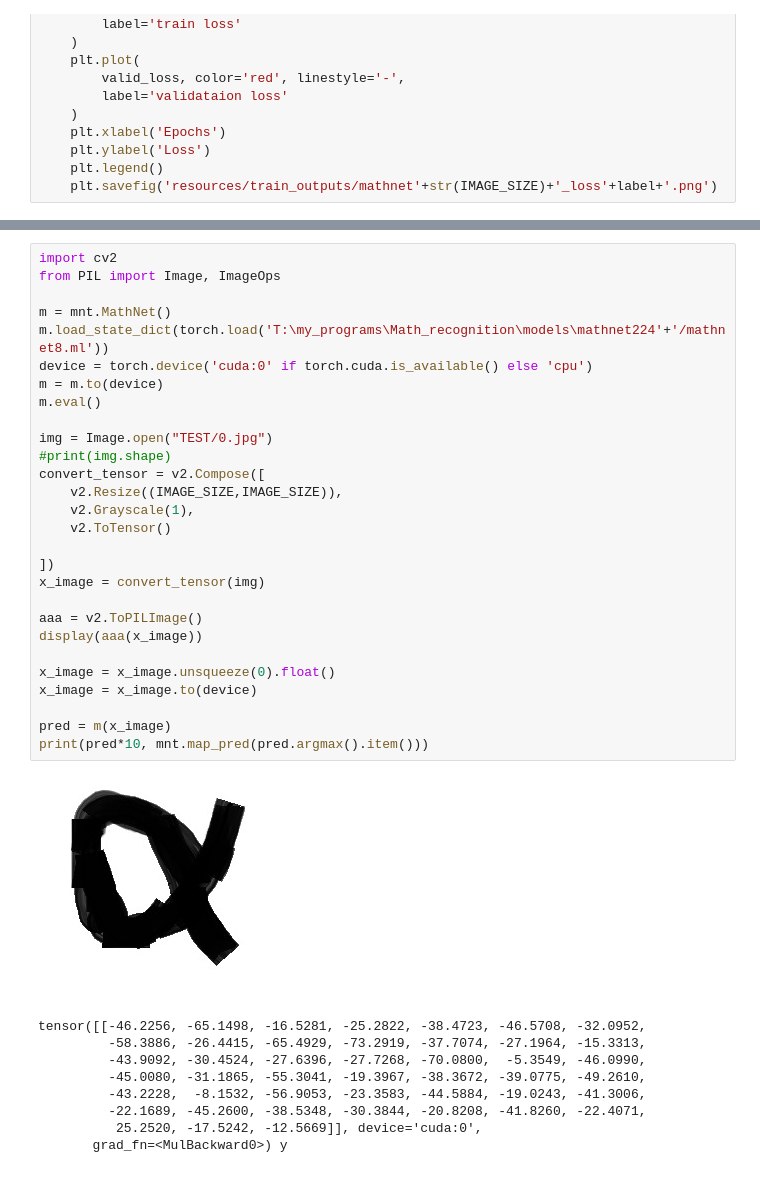
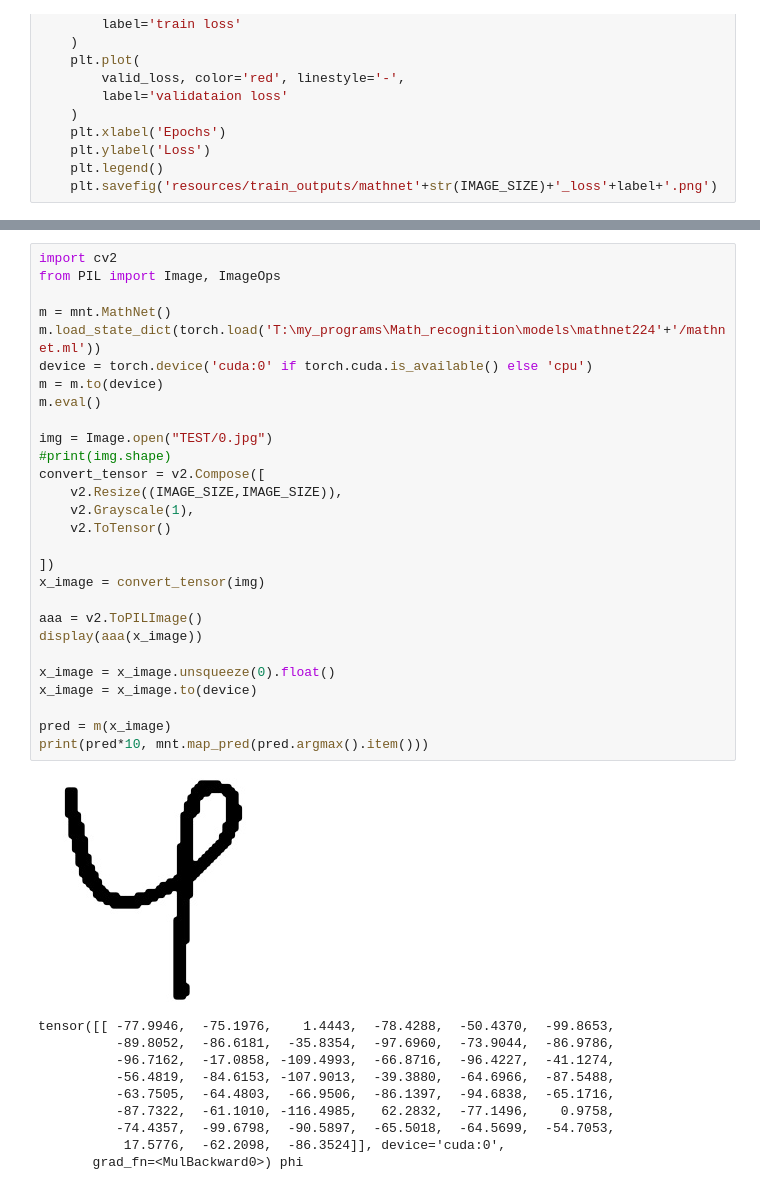
Before and after one commit to sawwere/Math_recognition, a Jupyter notebook: trainMathNet.ipynb, the cells around one changed output, grey strips where cells are left out. Drawn from its saved outputs; the diff is of its cells as text.

```diff
--- a/trainMathNet.ipynb
+++ b/trainMathNet.ipynb
@@ -414,38 +441,39 @@ tensor([[-121.0346, -141.8942,  -85.7588,  -53.8805,  -59.2025,  -86.8447,
 # %%
 import cv2
 from PIL import Image, ImageOps
 
 m = mnt.MathNet()
-m.load_state_dict(torch.load('T:\my_programs\Math_recognition\models\mathnet224'+'/mathnet8.ml'))
+m.load_state_dict(torch.load('T:\my_programs\Math_recognition\models\mathnet224'+'/mathnet.ml'))
 device = torch.device('cuda:0' if torch.cuda.is_available() else 'cpu')
 m = m.to(device)
 m.eval()
 
 img = Image.open("TEST/0.jpg")
 #print(img.shape)
 convert_tensor = v2.Compose([
     v2.Resize((IMAGE_SIZE,IMAGE_SIZE)),
     v2.Grayscale(1),
     v2.ToTensor()
 
 ])
 x_image = convert_tensor(img)
 
 aaa = v2.ToPILImage()
 display(aaa(x_image))
 
 x_image = x_image.unsqueeze(0).float()
 x_image = x_image.to(device)
 
 pred = m(x_image)
 print(pred*10, mnt.map_pred(pred.argmax().item()))
 # %% [output]
-[figure, old version]
+[figure, new version]
-tensor([[-46.2256, -65.1498, -16.5281, -25.2822, -38.4723, -46.5708, -32.0952,
-         -58.3886, -26.4415, -65.4929, -73.2919, -37.7074, -27.1964, -15.3313,
-         -43.9092, -30.4524, -27.6396, -27.7268, -70.0800,  -5.3549, -46.0990,
-         -45.0080, -31.1865, -55.3041, -19.3967, -38.3672, -39.0775, -49.2610,
-         -43.2228,  -8.1532, -56.9053, -23.3583, -44.5884, -19.0243, -41.3006,
-         -22.1689, -45.2600, -38.5348, -30.3844, -20.8208, -41.8260, -22.4071,
-          25.2520, -17.5242, -12.5669]], device='cuda:0',
-       grad_fn=<MulBackward0>) y
+tensor([[ -77.9946,  -75.1976,    1.4443,  -78.4288,  -50.4370,  -99.8653,
+          -89.8052,  -86.6181,  -35.8354,  -97.6960,  -73.9044,  -86.9786,
+          -96.7162,  -17.0858, -109.4993,  -66.8716,  -96.4227,  -41.1274,
+          -56.4819,  -84.6153, -107.9013,  -39.3880,  -64.6966,  -87.5488,
+          -63.7505,  -64.4803,  -66.9506,  -86.1397,  -94.6838,  -65.1716,
+          -87.7322,  -61.1010, -116.4985,   62.2832,  -77.1496,    0.9758,
+          -74.4357,  -99.6798,  -90.5897,  -65.5018,  -64.5699,  -54.7053,
+           17.5776,  -62.2098,  -86.3524]], device='cuda:0',
+       grad_fn=<MulBackward0>) phi
```
Also changed, not shown: parts of 11 cells of this notebook, 5 other files.
